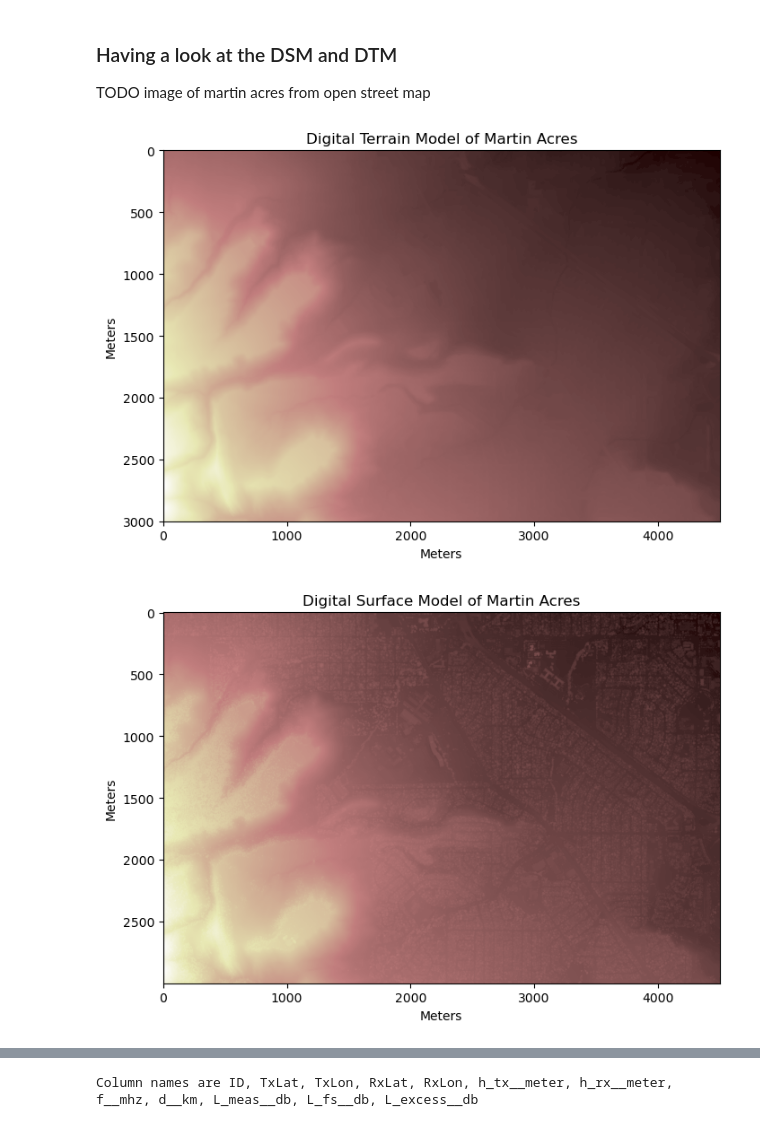
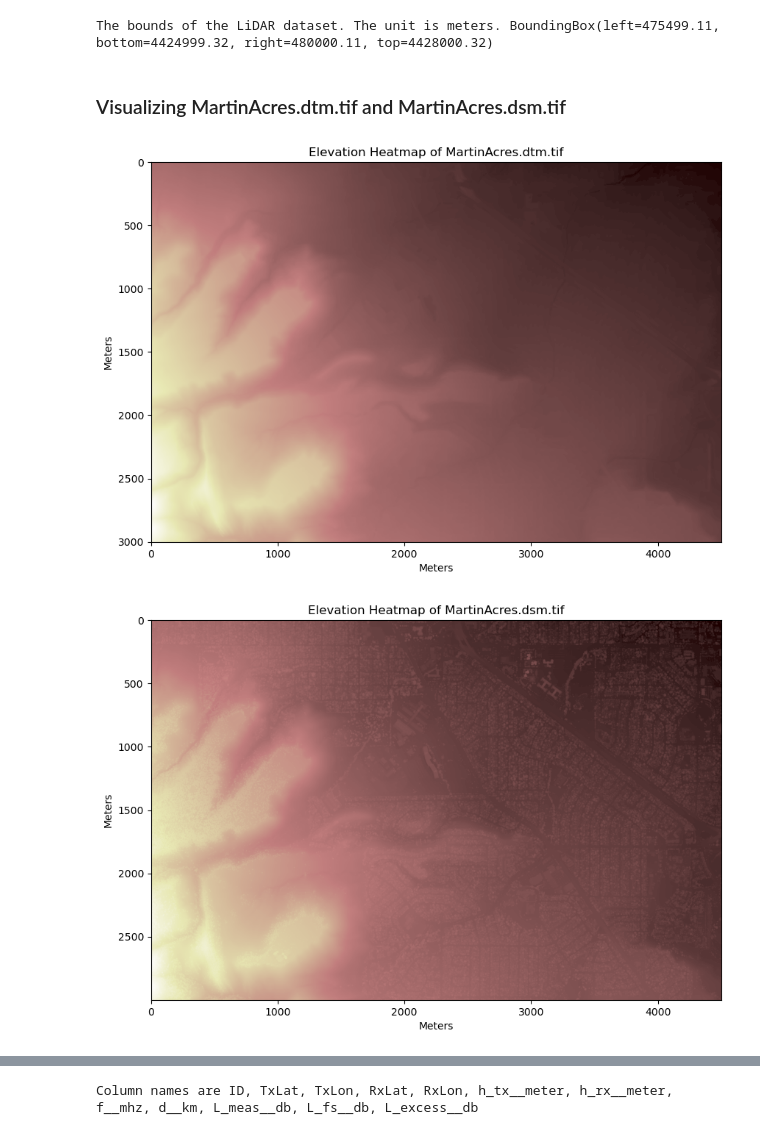
Before and after one commit to ISART-2024-tutorial/course-materials, a Jupyter notebook: Lesson2.ipynb, the cells around one changed output, grey strips where cells are left out. Cells and saved outputs as stored; diff of their text form; code cells hidden in the pictures.

```diff
--- a/Lesson2.ipynb
+++ b/Lesson2.ipynb
@@ -34,25 +38,39 @@ dataset_surface = rasterio.open("./data/MartinAcres.dsm.tif")
 ## read the elevation layer
 band1_terrain = dataset_terrain.read(1)
 band1_surface = dataset_surface.read(1)
+
+## dataset_terrain and dataset_surface uses EPSG:32613 coordinate system, unit is in meters
+## print the bounds of the datasets (both should be basically the same)
+print("The bounds of the LiDAR dataset. The unit is meters.", dataset_terrain.bounds)
+# print(dataset_surface.bounds)
+
+left, bottom, right, top = dataset_terrain.bounds
+
+## EPSG 32613 converted to EPSG:4326 (used in GPS) with https://epsg.io/transform#s_srs=32613&t_srs=4326&x=NaN&y=NaN
+left_deg, bottom_deg, right_deg, top_deg = (-105.2870386, 39.9749153, -105.2342155, 40.0018349)
+
+## For converting lat and long degrees into meters (only used in small distances)
+meters_per_lat = 111319.49
+meters_per_long = 85263.24 ## only valid at latitudes of 40 degrees
+# %% [output]
+The bounds of the LiDAR dataset. The unit is meters. BoundingBox(left=475499.11, bottom=4424999.32, right=480000.11, top=4428000.32)
-# %% [markdown]
-### Having a look at the DSM and DTM
-
-TODO image of martin acres from open street map
+# %% [markdown]
+### Visualizing MartinAcres.dtm.tif and MartinAcres.dsm.tif
 # %%
-plt.figure(figsize=(8,8))
-plt.title("Digital Terrain Model of Martin Acres")
+plt.figure(figsize=(10,10))
+plt.title("Elevation Heatmap of MartinAcres.dtm.tif")
 plt.xlabel("Meters")
 plt.ylabel("Meters")
 plt.imshow(band1_terrain, cmap='pink')
 plt.show()
 # %% [output]
-[figure, old version]
+[figure, new version]
 # %%
-plt.figure(figsize=(8,8))
-plt.title("Digital Surface Model of Martin Acres")
+plt.figure(figsize=(10,10))
+plt.title("Elevation Heatmap of MartinAcres.dsm.tif")
 plt.xlabel("Meters")
 plt.ylabel("Meters")
 plt.imshow(band1_surface, cmap='pink')
 plt.show()
 # %% [output]
-[figure, old version]
+[figure, new version]
```
Also changed, not shown: parts of 11 cells of this notebook, 2 other files.
